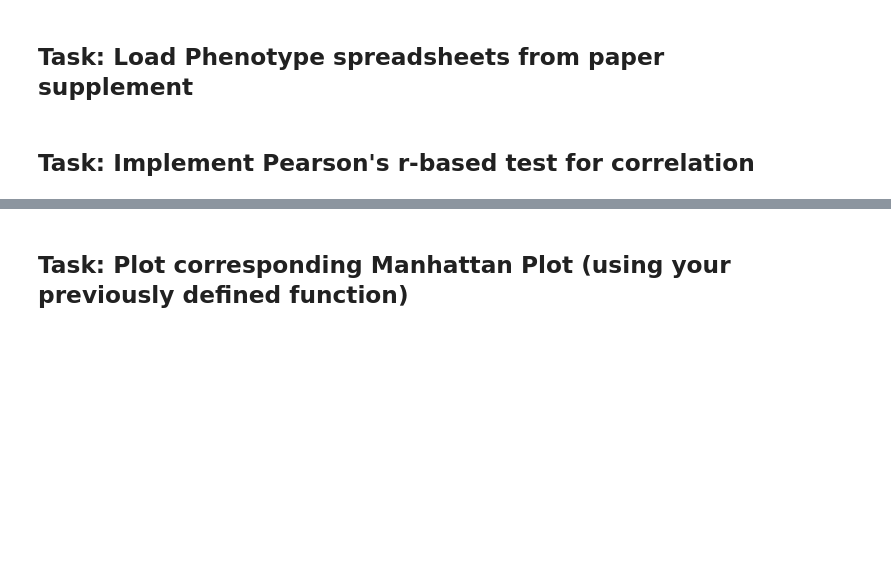
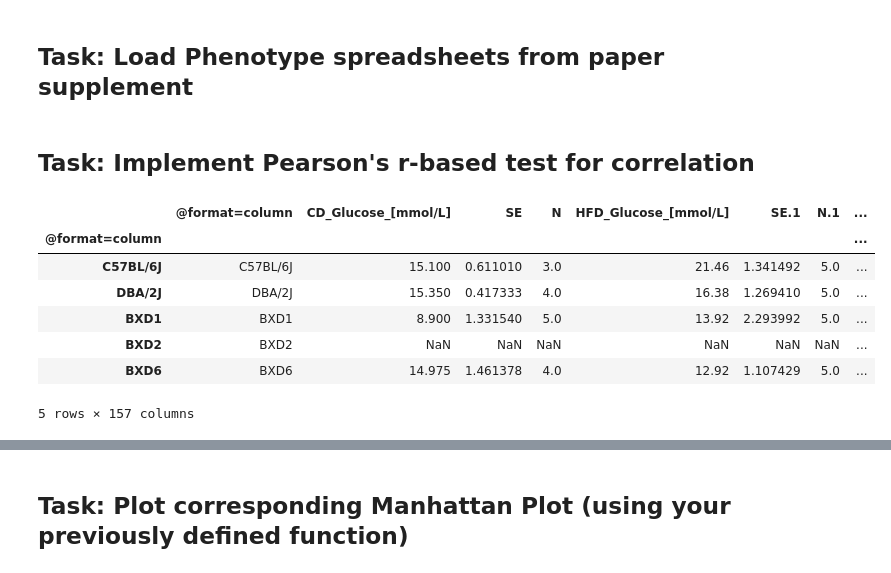
Before and after one commit to Alexstoppel/Integrated_Bioinformatics, a Jupyter notebook: notebooks/Day3_GWAS_part1.ipynb, the cells around one changed output, grey strips where cells are left out. Cells and saved outputs as stored; diff of their text form; code cells hidden in the pictures; blank space fills up the shorter version.

```diff
--- a/notebooks/Day3_GWAS_part1.ipynb
+++ b/notebooks/Day3_GWAS_part1.ipynb
@@ -524,0 +706,11 @@ All of the phenotype data provided in the multi-omics publication is actually no
+# %%
+phenotype["Biochemistry"].head()
+# %% [output]
+|  | @format=column | CD_Glucose_[mmol/L] | SE | N | HFD_Glucose_[mmol/L] | SE.1 | N.1 | ... |
+| @format=column |  |  |  |  |  |  |  | ... |
+| C57BL/6J | C57BL/6J | 15.100 | 0.611010 | 3.0 | 21.46 | 1.341492 | 5.0 | ... |
+| DBA/2J | DBA/2J | 15.350 | 0.417333 | 4.0 | 16.38 | 1.269410 | 5.0 | ... |
+| BXD1 | BXD1 | 8.900 | 1.331540 | 5.0 | 13.92 | 2.293992 | 5.0 | ... |
+| BXD2 | BXD2 | NaN | NaN | NaN | NaN | NaN | NaN | ... |
+| BXD6 | BXD6 | 14.975 | 1.461378 | 4.0 | 12.92 | 1.107429 | 5.0 | ... |
+5 rows × 157 columns
```
Also changed, not shown: parts of 28 cells of this notebook, 4 other files.
